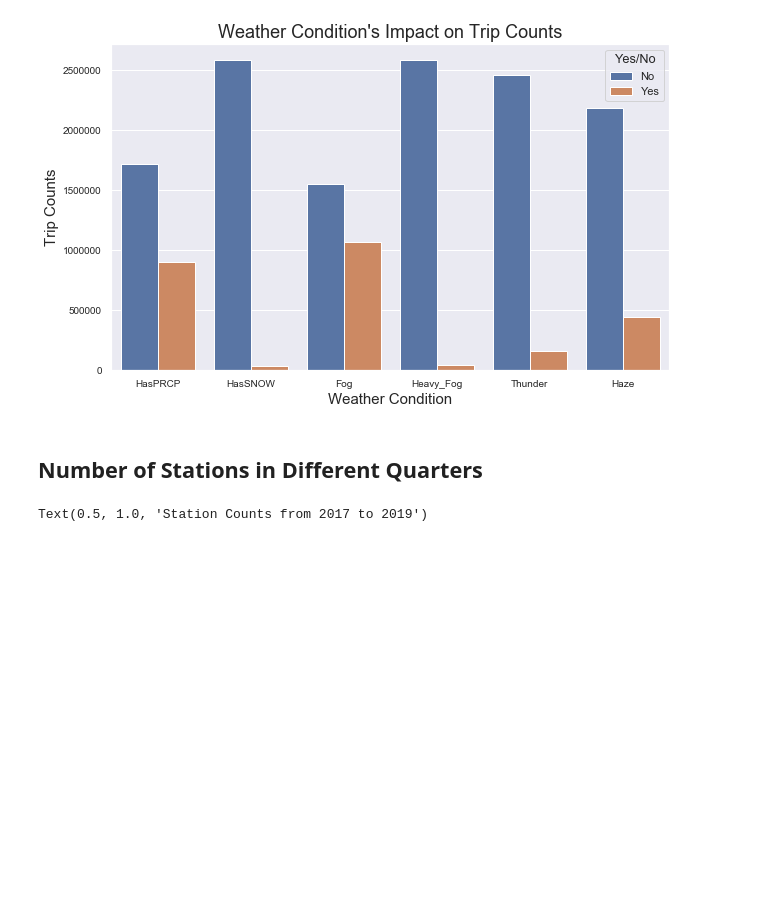
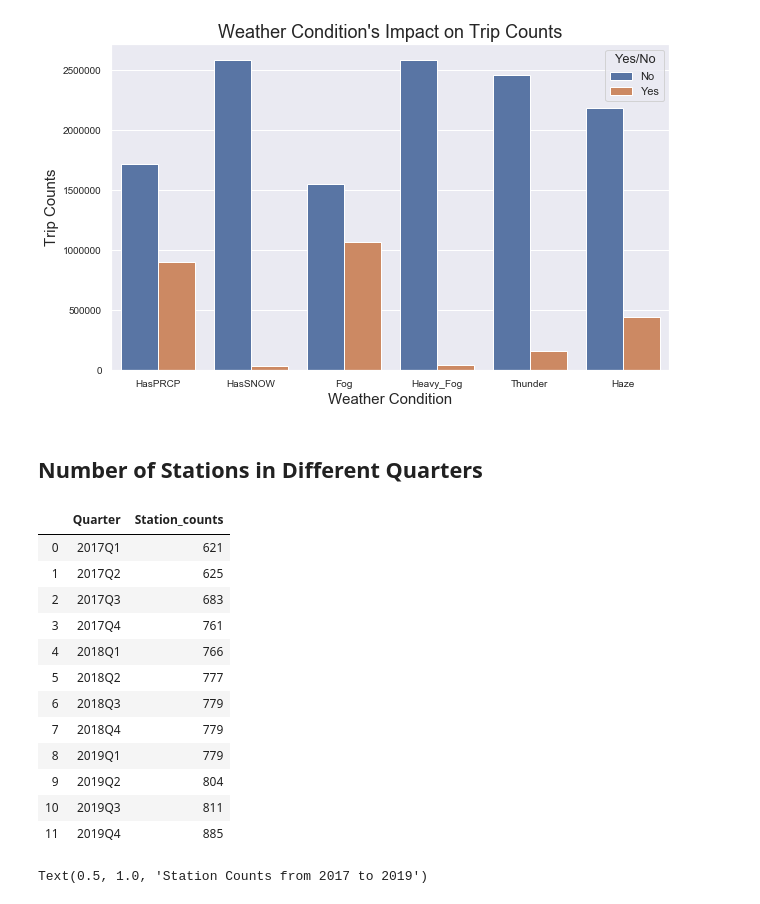
Before and after one commit to zhangym1256/Citi-Bike-Capstone, a Jupyter notebook: EDA.ipynb, the cells around one changed output. Saved outputs shown, nothing was run; the diff lists cells and outputs as text; code cells hidden in the pictures; blank space fills up the shorter version.

```diff
--- a/EDA.ipynb
+++ b/EDA.ipynb
@@ -189,6 +180,22 @@ station_each_qt= [station_change[station_change.quarter == x].start_station_name
 station_cts = list(map(lambda x:len(x),station_each_qt))
 quarters = list(station_change.quarter.unique())
 quarter_cts = pd.DataFrame({'Quarter':quarters,'Station_counts':station_cts})
+# %%
+quarter_cts
+# %% [output]
+|  | Quarter | Station_counts |
+| 0 | 2017Q1 | 621 |
+| 1 | 2017Q2 | 625 |
+| 2 | 2017Q3 | 683 |
+| 3 | 2017Q4 | 761 |
+| 4 | 2018Q1 | 766 |
+| 5 | 2018Q2 | 777 |
+| 6 | 2018Q3 | 779 |
+| 7 | 2018Q4 | 779 |
+| 8 | 2019Q1 | 779 |
+| 9 | 2019Q2 | 804 |
+| 10 | 2019Q3 | 811 |
+| 11 | 2019Q4 | 885 |
 # %%
 sns.lineplot(x = 'Quarter',y ='Station_counts',data = quarter_cts);
 plt.xticks(rotation = 45)
```
Also changed, not shown: parts of 16 cells of this notebook.
